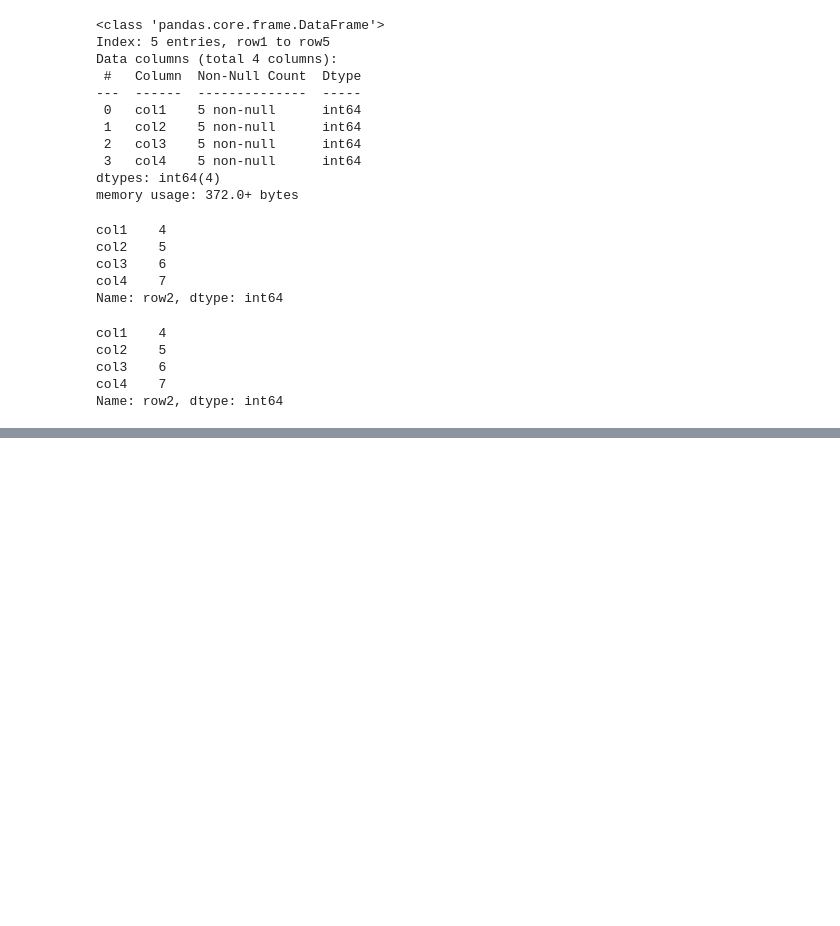
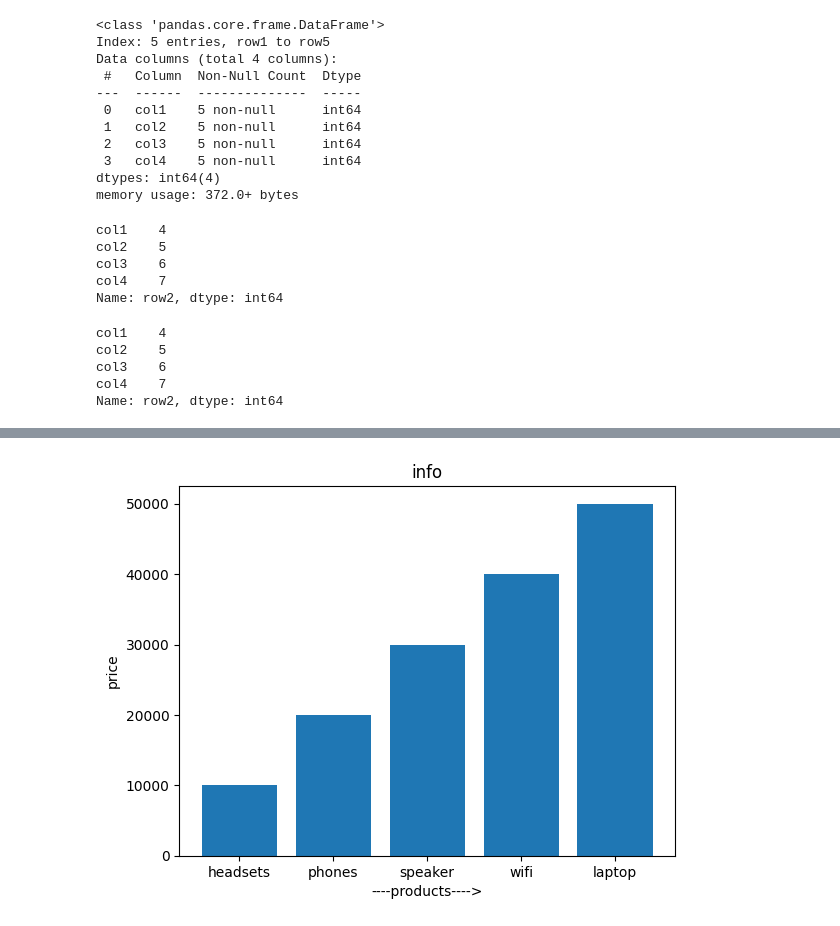
Before and after one commit to muskan1711ishu/Deauth_DoS_Attack_Detector-Python-Tool, a Jupyter notebook: chapter_appendix-tools-for-deep-learning/jupyter.ipynb, the cells around one changed output, grey strips where cells are left out. Saved outputs shown, nothing was run; the diff lists cells and outputs as text; code cells hidden in the pictures; blank space fills up the shorter version.

```diff
--- a/chapter_appendix-tools-for-deep-learning/jupyter.ipynb
+++ b/chapter_appendix-tools-for-deep-learning/jupyter.ipynb
@@ -312,0 +391,10 @@ Name: row2, dtype: int64
+# %%
+products=["headsets","phones","speaker","wifi","laptop"]
+price=[10000,20000,30000,40000,50000]
+plt.bar(products,price)
+plt.title("info")
+plt.xlabel("----products---->")
+plt.ylabel("price")
+plt.show()
+# %% [output]
+[figure, added]
```
Also changed, not shown: parts of 10 cells of this notebook.
